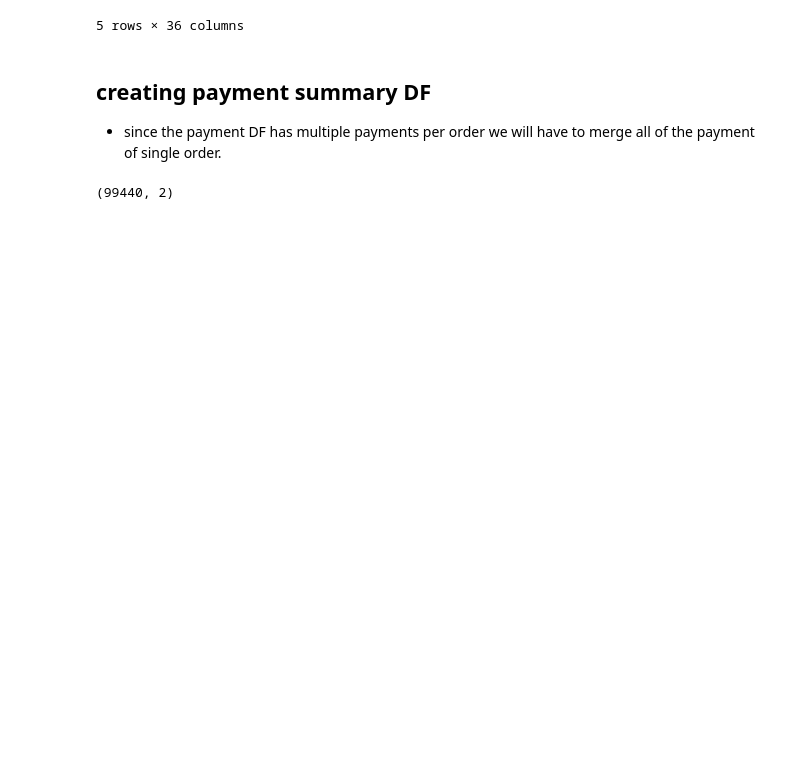
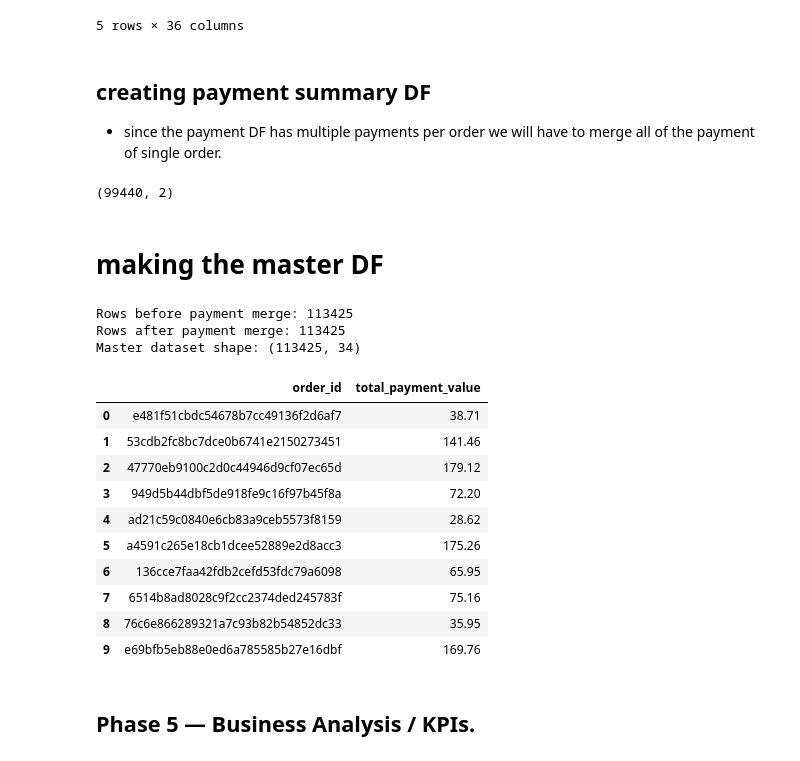
Before and after one commit to samarth56/E-commerce-ETL-Pipeline, a Jupyter notebook: Notebook/ecommerce_etl.ipynb, the cells around one changed output. Drawn from its saved outputs; the diff is of its cells as text; code cells hidden in the pictures; blank space fills up the shorter version.

```diff
--- a/Notebook/ecommerce_etl.ipynb
+++ b/Notebook/ecommerce_etl.ipynb
@@ -613,3 +613,40 @@ paymentSummaryDF.head()
 paymentSummaryDF.shape
 # %% [output]
 (99440, 2)
+# %% [markdown]
+# making the master DF
+# %%
+# Recreate masterDf before payment merge
+masterDf = pd.merge(
+    orderProductDf,
+    paymentSummaryDF,
+    how="left",
+    on="order_id"
+)
+
+# Check result
+print("Rows before payment merge:", orderProductDf.shape[0])
+print("Rows after payment merge:", masterDf.shape[0])
+
+print("Master dataset shape:", masterDf.shape)
+
+masterDf[
+    ["order_id", "total_payment_value"]
+].head(10)
+# %% [output]
+Rows before payment merge: 113425
+Rows after payment merge: 113425
+Master dataset shape: (113425, 34)
+|  | order_id | total_payment_value |
+| 0 | e481f51cbdc54678b7cc49136f2d6af7 | 38.71 |
+| 1 | 53cdb2fc8bc7dce0b6741e2150273451 | 141.46 |
+| 2 | 47770eb9100c2d0c44946d9cf07ec65d | 179.12 |
+| 3 | 949d5b44dbf5de918fe9c16f97b45f8a | 72.20 |
+| 4 | ad21c59c0840e6cb83a9ceb5573f8159 | 28.62 |
+| 5 | a4591c265e18cb1dcee52889e2d8acc3 | 175.26 |
+| 6 | 136cce7faa42fdb2cefd53fdc79a6098 | 65.95 |
+| 7 | 6514b8ad8028c9f2cc2374ded245783f | 75.16 |
+| 8 | 76c6e866289321a7c93b82b54852dc33 | 35.95 |
+| 9 | e69bfb5eb88e0ed6a785585b27e16dbf | 169.76 |
+# %% [markdown]
+## Phase 5 — Business Analysis / KPIs.
```
Also changed, not shown: parts of 1 cell of this notebook.
